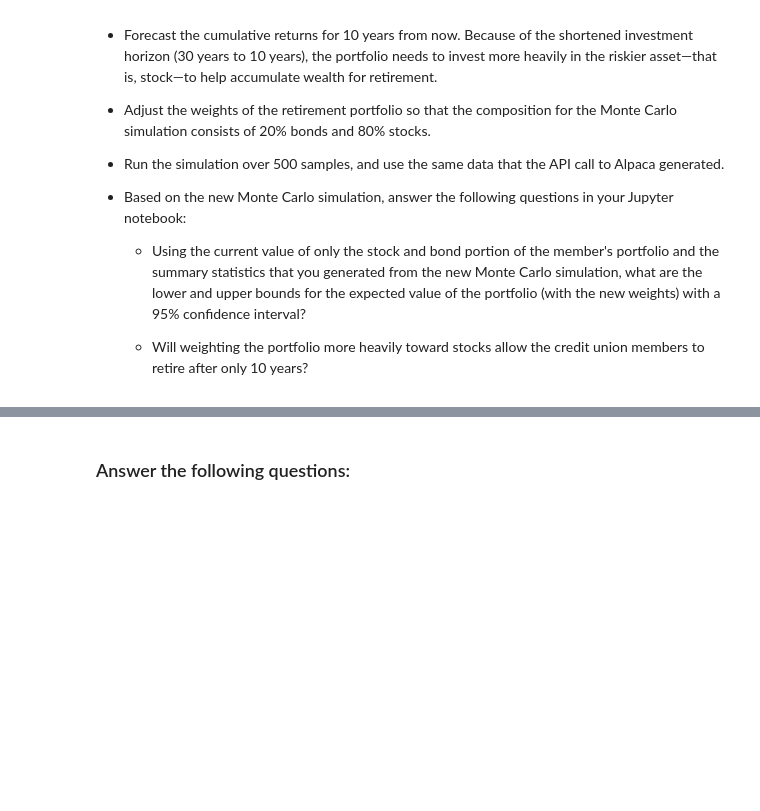
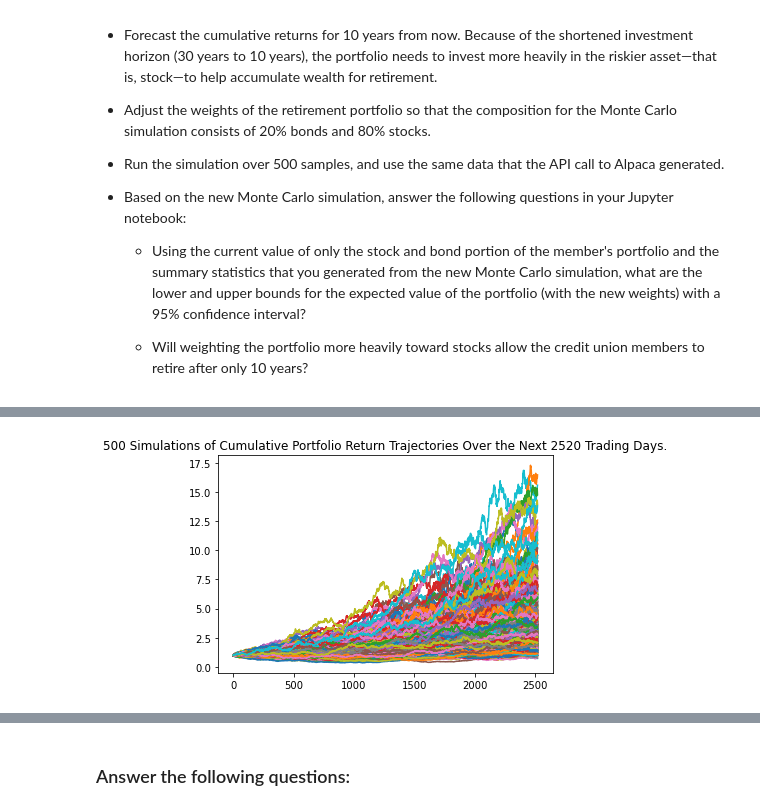
Before and after one commit to TaoNYC/columbia_fintech, a Jupyter notebook: Challenge_5_API_MC_Simulation_Forcasting_Portfilio_Performance/financial_planning_tools.ipynb, the cells around one changed output, grey strips where cells are left out. Saved outputs shown, nothing was run; the diff lists cells and outputs as text; code cells hidden in the pictures; blank space fills up the shorter version.

```diff
--- a/Challenge_5_API_MC_Simulation_Forcasting_Portfilio_Performance/financial_planning_tools.ipynb
+++ b/Challenge_5_API_MC_Simulation_Forcasting_Portfilio_Performance/financial_planning_tools.ipynb
@@ -727,6 +732,15 @@ For this new Monte Carlo simulation, do the following:
 # The weights should be split 20% to AGG and 80% to SPY.
 # Run 500 samples.
 # YOUR CODE HERE
+MC_10_years = MCSimulation(portfolio_data=prices_tickers_df_3_years_concat,
+                           weights=[0.2,0.8],
+                           num_simulation=500,
+                           num_trading_days=252*10
+                          )
 
 # Review the simulation input data
 # YOUR CODE HERE
+MC_10_years.portfolio_data.head()
+
+# Review the simulation input data
+# YOUR CODE HERE
@@ -736,7 +802,10 @@ For this new Monte Carlo simulation, do the following:
 # %%
 # Visualize the 10-year Monte Carlo simulation by creating an
 # overlay line plot
 # YOUR CODE HERE
+MC_sim_line_plot = MC_10_years.plot_simulation()
+# %% [output]
+[figure, added]
 # %%
 # Visualize the probability distribution of the 10-year Monte Carlo simulation
 # by plotting a histogram
```
Also changed, not shown: parts of 25 cells of this notebook.
